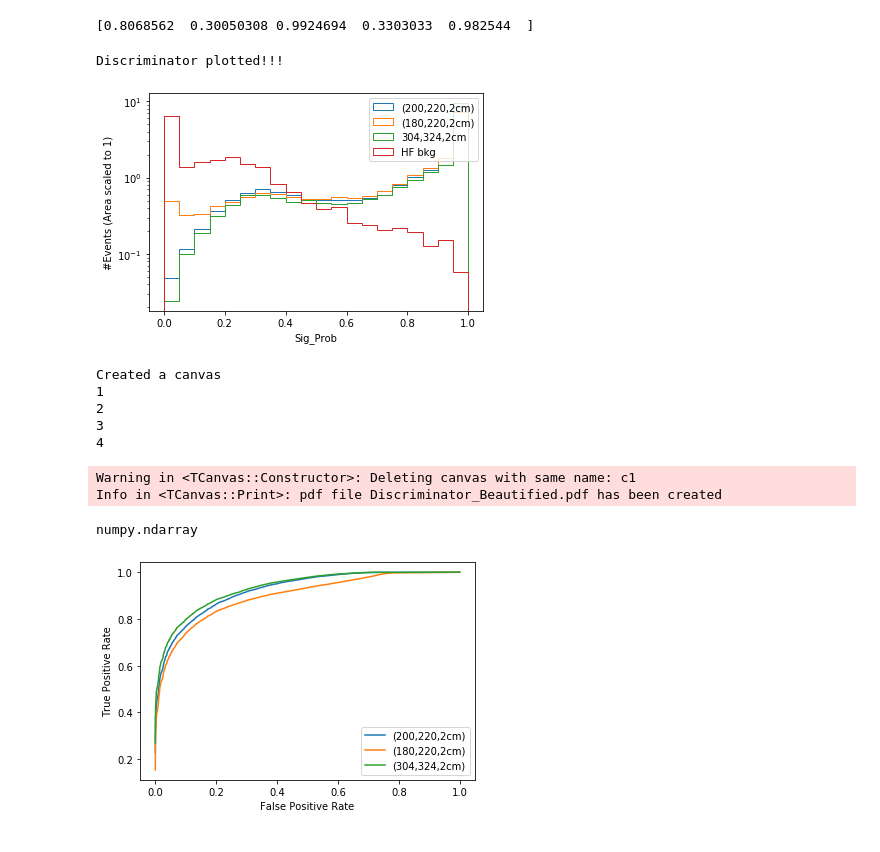
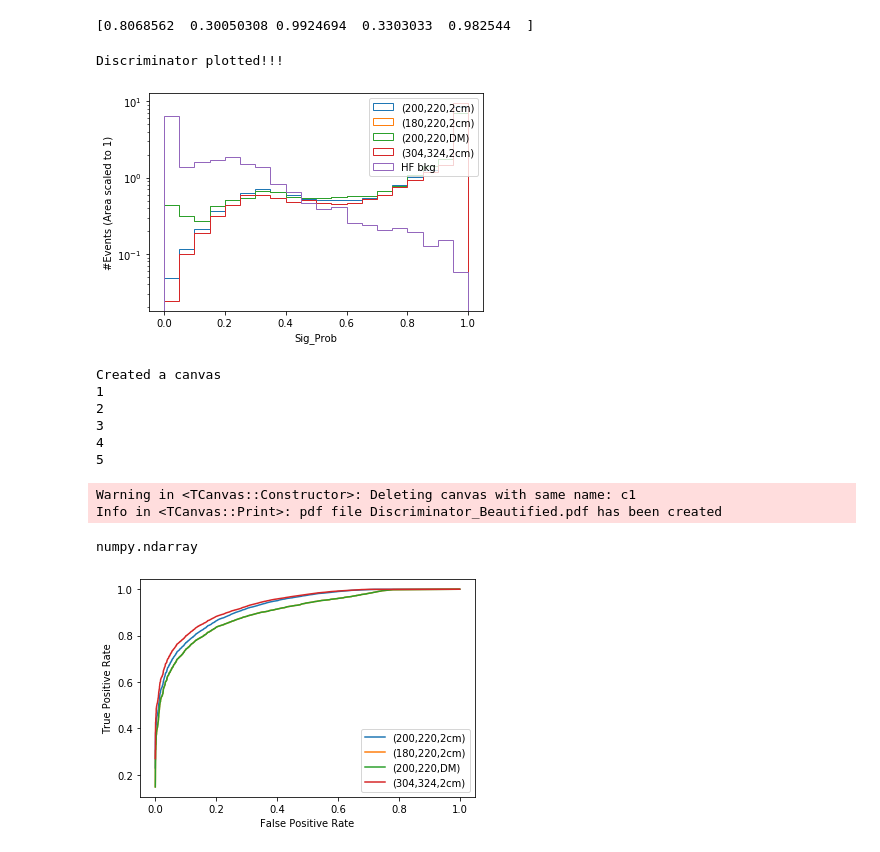
Before and after one commit to arsahasransu/SoftDisplacedLeptons, a Jupyter notebook: Classifier/Load_Model_2-CompareMultipleSignal.ipynb, the cells around one changed output. Drawn from its saved outputs; the diff is of its cells as text; code cells hidden in the pictures.

Commit message:
Publication Level Plots added

```diff
--- a/Classifier/Load_Model_2-CompareMultipleSignal.ipynb
+++ b/Classifier/Load_Model_2-CompareMultipleSignal.ipynb
@@ -35,8 +35,10 @@ sigChan = TChain("varTree")
 sigChan.Add("../signal_BP_200_220_2cm_DNN.root")
 sigChan2 = TChain("varTree")
 sigChan2.Add("../signal_BP_180_220_2cm_DNN.root")
+sigChan3 = TChain("varTree")
+sigChan3.Add("../signal_BP_200_220_DM_DNN.root")
 sigChanTrain = TChain("varTree")
-sigChanTrain.Add("../signal_train.root")
+sigChanTrain.Add("../signal_DNN.root")
 bkgChan = TChain("varTree")
 bkgChan.Add("../background_DNN.root")
 print("Data read from the trees. Printing out the contents.")
@@ -69,17 +72,22 @@ bkgChan.Print()
 # Read input data from root files
 sigSampleSize = sigChan.GetEntries()
 sig2SampleSize = sigChan2.GetEntries()
+sig3SampleSize = sigChan3.GetEntries()
 sigTrainSampleSize = sigChanTrain.GetEntries()
 bkgSampleSize = bkgChan.GetEntries()
 
 # Convert the input data to matrices
 sigFull = sigChan.AsMatrix()
 sigFull2 = sigChan2.AsMatrix()
+sigFull2 = sigFull2[1:10000]
+sigFull3 = sigChan3.AsMatrix()
+sigFull3 = sigFull3[2500:]
 sigTrainFull = sigChanTrain.AsMatrix()
 bkgFull = bkgChan.AsMatrix()
 
 print(sigFull.shape)
 print(sigFull2.shape)
+print(sigFull3.shape)
 print(sigTrainFull.shape)
 print(bkgFull.shape)
 # %% [output]
@@ -118,10 +126,12 @@ _________________________________________________________________
 # Predict on the samples
 sigScaled = scaler.transform(sigFull)
 sigScaled2 = scaler.transform(sigFull2)
+sigScaled3 = scaler.transform(sigFull3)
 sigTrainScaled = scaler.transform(sigTrainFull)
 bkgScaled = scaler.transform(bkgFull)
 
 sigPredict = loaded_model.predict(sigScaled)
 sigPredict2 = loaded_model.predict(sigScaled2)
+sigPredict3 = loaded_model.predict(sigScaled3)
 sigTrainPredict = loaded_model.predict(sigTrainScaled)
 bkgPredict = loaded_model.predict(bkgScaled)
@@ -140,19 +152,20 @@ print(np.array(sigTrainPredict)[0:5,0])
 # %%
 # Discriminator shape
 plt.clf()
 plt.yscale('log')
 plt.hist(np.array(sigPredict)[:,0], bins=20, range=(0,1), density=True, color=None, histtype='step', label='(200,220,2cm)')
 plt.hist(np.array(sigPredict2)[:,0], bins=20, range=(0,1), density=True, color=None, histtype='step', label='(180,220,2cm)')
-plt.hist(np.array(sigTrainPredict)[:,0], bins=20, range=(0,1), density=True, color=None, histtype='step', label='304,324,2cm')
+plt.hist(np.array(sigPredict3)[:,0], bins=20, range=(0,1), density=True, color=None, histtype='step', label='(200,220,DM)')
+plt.hist(np.array(sigTrainPredict)[:,0], bins=20, range=(0,1), density=True, color=None, histtype='step', label='(304,324,2cm)')
 plt.hist(np.array(bkgPredict)[:,0], bins=20, range=(0,1), density=True, color=None, histtype='step', label='HF bkg')
 plt.xlabel("Sig_Prob")
 plt.ylabel("#Events (Area scaled to 1)")
 plt.legend()
 plt.savefig("Discriminator.pdf")
 print("Discriminator plotted!!!")
 # %% [output]
 Discriminator plotted!!!
-[figure, old version]
+[figure, new version]
 # %%
 # Discriminator Shape in ROOT plotting
 c1 = TCanvas()
@@ -168,8 +183,8 @@ bkgHisto.FillN(bkgPredict.shape[0],(bkgPredict[:,0]).astype(float),np.ones(bkgPr
 # %%
 # Using plotBeautifier
 
-histList = [sigTrainHisto, sigHisto, sig2Histo, bkgHisto]
-labelList = ["(304,324,2cm)", "(200,220,2cm)", "(180,220,2cm)", "HF Background"]
+histList = [sigTrainHisto, sigHisto, sig2Histo, sig3Histo, bkgHisto]
+labelList = ["(304,324,2cm)", "(200,220,2cm)", "(180,220,2cm)", "(200,220,DM)", "HF Background"]
 xAxisTitle = "Sig_Prob"
 yAxisTitle = "# Events (scaled to 1)"
 outPlotName = "Discriminator_Beautified"
@@ -180,6 +195,7 @@ Created a canvas
 2
 3
 4
+5
 Warning in <TCanvas::Constructor>: Deleting canvas with same name: c1
 Info in <TCanvas::Print>: pdf file Discriminator_Beautified.pdf has been created
 # %%
@@ -234,6 +261,7 @@ for x in sigProb:
 plt.clf()
 plt.plot(fpr,tpr, label="(200,220,2cm)")
 plt.plot(fpr2,tpr2, label="(180,220,2cm)")
+plt.plot(fpr3,tpr3, label="(200,220,DM)")
 plt.plot(fprTrain,tprTrain, label="(304,324,2cm)")
 plt.xlabel("False Positive Rate")
 plt.ylabel("True Positive Rate")
@@ -241,4 +269,4 @@ plt.ylabel("True Positive Rate")
 plt.legend()
 plt.savefig("roc.pdf")
 # %% [output]
-[figure, old version]
+[figure, new version]
```
Also changed, not shown: parts of 18 cells of this notebook, 6 other files.
